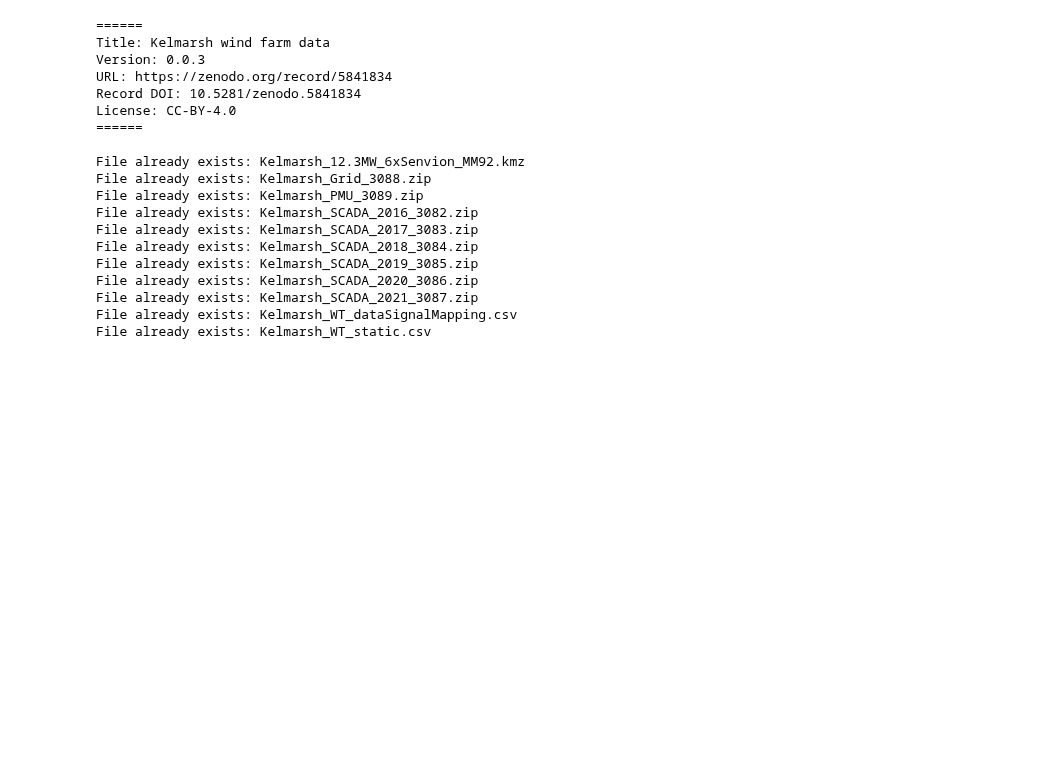
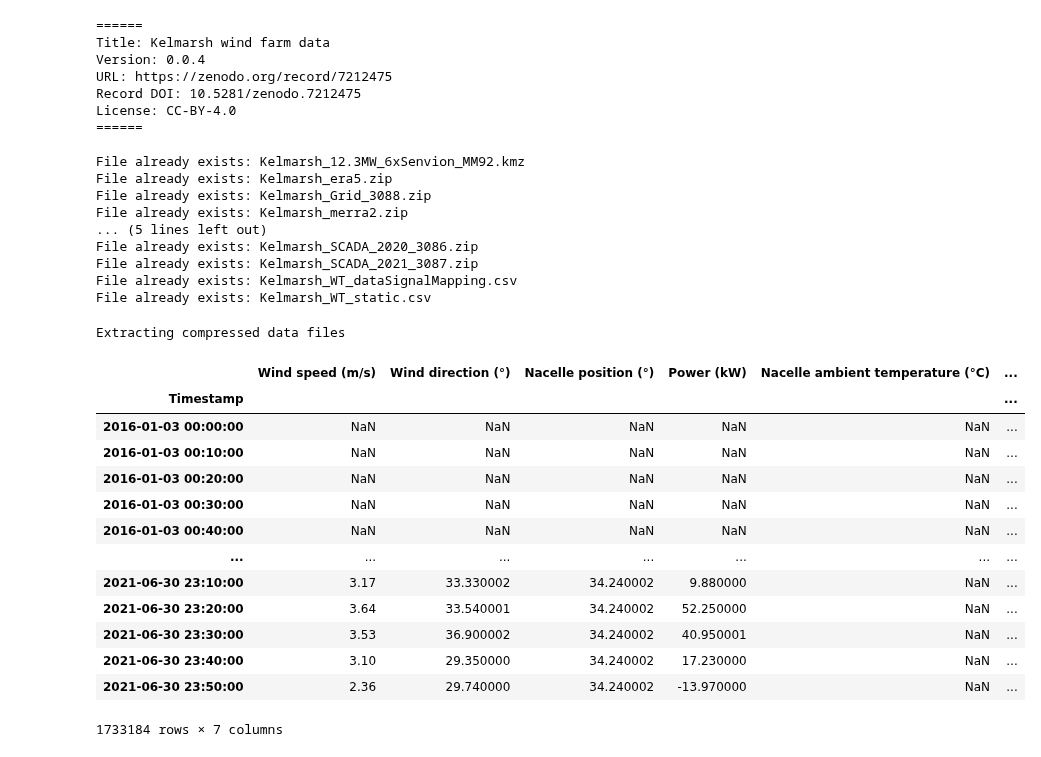
Before and after one commit to charlie9578/CubicoOpenData, a Jupyter notebook: Zenodo_download.ipynb, the cells around one changed output. Saved outputs shown, nothing was run; the diff lists cells and outputs as text; code cells hidden in the pictures; blank space fills up the shorter version.

```diff
--- a/Zenodo_download.ipynb
+++ b/Zenodo_download.ipynb
@@ -124,0 +153,18 @@ def download_asset_data(asset):
+# %%
+def get_scada_df(SCADA_headers):
+    usecolumns = ['# Date and time', 'Power (kW)', 'Wind speed (m/s)','Wind direction (°)','Nacelle position (°)','Nacelle ambient temperature (°C)',
+                'Blade angle (pitch position) A (°)']
+
+    csv_params = {'index_col':'# Date and time','parse_dates':True,'skiprows':9,'usecols':usecolumns}
+
+    SCADA_lst = list()
+    for turbine in SCADA_headers['Turbine'].unique():
+        SCADA_wt = pd.concat((pd.read_csv(f,**csv_params) for f in list(SCADA_headers.loc[SCADA_headers['Turbine'] == turbine]['File'])))
+        #SCADA_wt.columns = column_names[1:]
+        SCADA_wt['Turbine'] = turbine
+        SCADA_wt.index.names = ['Timestamp']
+        SCADA_lst.append(SCADA_wt.copy())
+
+    SCADA = pd.concat(SCADA_lst)
+
+    return SCADA
@@ -125,24 +190,49 @@ def download_asset_data(asset):
 # %%
 asset = 'kelmarsh'
 # %%
-download_asset_data(asset)
+download_asset_data(asset="kelmarsh",outfile_path="data/kelmarsh/")
 # %% [output]
 ======
 Title: Kelmarsh wind farm data
-Version: 0.0.3
-URL: https://zenodo.org/record/5841834
-Record DOI: 10.5281/zenodo.5841834
+Version: 0.0.4
+URL: https://zenodo.org/record/7212475
+Record DOI: 10.5281/zenodo.7212475
 License: CC-BY-4.0
 ======
 
 File already exists: Kelmarsh_12.3MW_6xSenvion_MM92.kmz
+File already exists: Kelmarsh_era5.zip
 File already exists: Kelmarsh_Grid_3088.zip
-File already exists: Kelmarsh_PMU_3089.zip
-File already exists: Kelmarsh_SCADA_2016_3082.zip
-File already exists: Kelmarsh_SCADA_2017_3083.zip
-File already exists: Kelmarsh_SCADA_2018_3084.zip
-File already exists: Kelmarsh_SCADA_2019_3085.zip
+File already exists: Kelmarsh_merra2.zip
+... (5 lines left out)
 File already exists: Kelmarsh_SCADA_2020_3086.zip
 File already exists: Kelmarsh_SCADA_2021_3087.zip
 File already exists: Kelmarsh_WT_dataSignalMapping.csv
 File already exists: Kelmarsh_WT_static.csv
+# %%
+extract_all_data(path="data/kelmarsh/")
+# %% [output]
+Extracting compressed data files
+# %%
+SCADA_files = Path('data/kelmarsh/').rglob('Turbine_Data*.csv')
+# %%
+SCADA_headers = get_scada_headers(SCADA_files)
+# %%
+SCADA = get_scada_df(SCADA_headers)
+# %%
+SCADA
+# %% [output]
+|  | Wind speed (m/s) | Wind direction (°) | Nacelle position (°) | Power (kW) | Nacelle ambient temperature (°C) | ... |
+| Timestamp |  |  |  |  |  | ... |
+| 2016-01-03 00:00:00 | NaN | NaN | NaN | NaN | NaN | ... |
+| 2016-01-03 00:10:00 | NaN | NaN | NaN | NaN | NaN | ... |
+| 2016-01-03 00:20:00 | NaN | NaN | NaN | NaN | NaN | ... |
+| 2016-01-03 00:30:00 | NaN | NaN | NaN | NaN | NaN | ... |
+| 2016-01-03 00:40:00 | NaN | NaN | NaN | NaN | NaN | ... |
+| ... | ... | ... | ... | ... | ... | ... |
+| 2021-06-30 23:10:00 | 3.17 | 33.330002 | 34.240002 | 9.880000 | NaN | ... |
+| 2021-06-30 23:20:00 | 3.64 | 33.540001 | 34.240002 | 52.250000 | NaN | ... |
+| 2021-06-30 23:30:00 | 3.53 | 36.900002 | 34.240002 | 40.950001 | NaN | ... |
+| 2021-06-30 23:40:00 | 3.10 | 29.350000 | 34.240002 | 17.230000 | NaN | ... |
+| 2021-06-30 23:50:00 | 2.36 | 29.740000 | 34.240002 | -13.970000 | NaN | ... |
+1733184 rows × 7 columns
```
Also changed, not shown: parts of 14 cells of this notebook.
